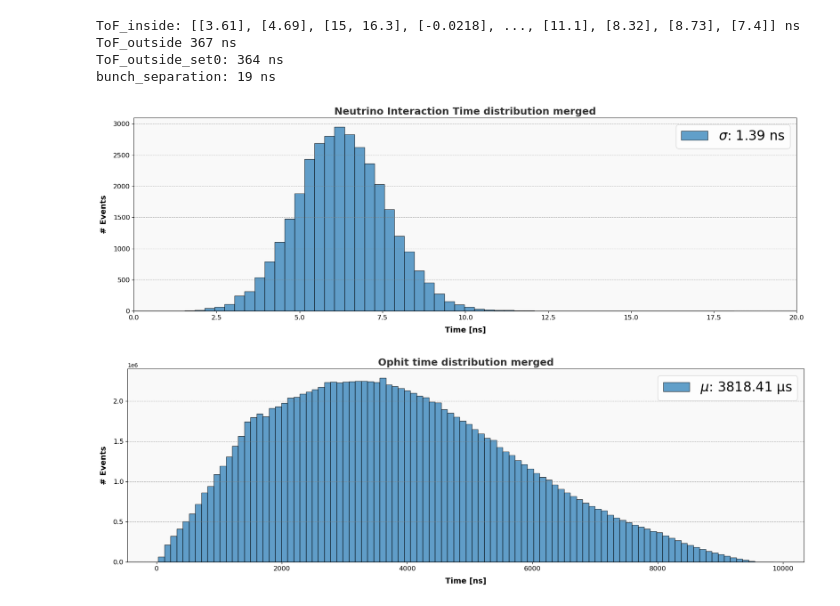
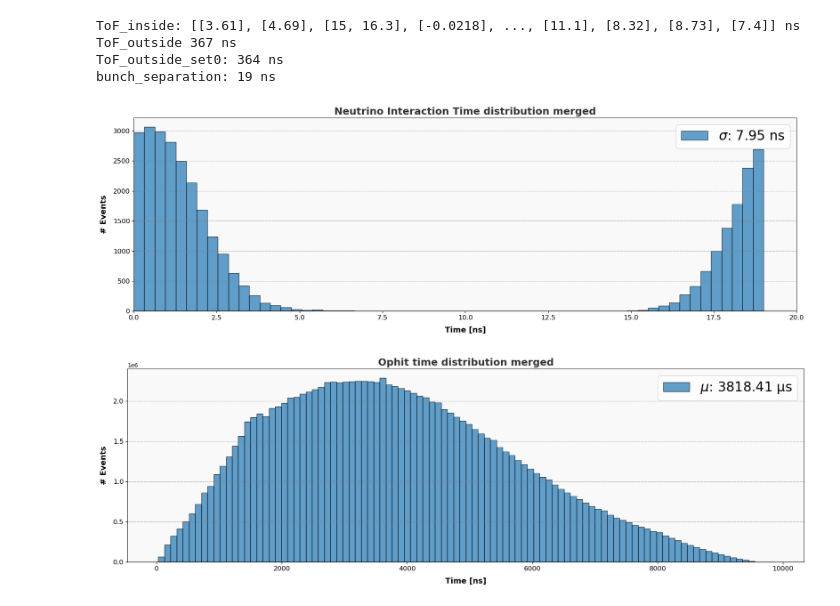
Before and after one commit to CIEMAT-Neutrino/AI_nuvT, a Jupyter notebook: 1_Preprocessing_&_2_PE_time_matrices.ipynb, the cells around one changed output. Cells and saved outputs as stored; diff of their text form; code cells hidden in the pictures.

```diff
--- a/1_Preprocessing_&_2_PE_time_matrices.ipynb
+++ b/1_Preprocessing_&_2_PE_time_matrices.ipynb
@@ -39,40 +41,40 @@ import awkward as ak
 
 # Assuming hit_nuvT, ToF_outside_set0, and ToF_inside are defined awkward arrays
 # Calculate the difference and flatten it
-difference = np.mod(ak.flatten(hit_nuvT - ToF_inside), 19)  # +7 to center the distribution
+difference = np.mod(ak.flatten(hit_nuvT - ToF_inside - ToF_outside), 19)  # +7 to center the distribution
 
 # Calculate the standard deviation
 std_dev = np.std(difference)
 
 # Set up the plot
 plt.figure(figsize=(18, 6))
 plt.hist(difference, bins=60, color='#1f77b4', edgecolor='black', alpha=0.7, label=f'$\sigma$: {std_dev:.2f} ns')
 
 # Customize the title and labels
 plt.title('Neutrino Interaction Time distribution merged', fontsize=18, fontweight='bold', color='#333333')
 plt.xlabel('Time [ns]', fontsize=14, labelpad=10, fontweight='bold')
 plt.ylabel('# Events', fontsize=14, labelpad=10, fontweight='bold')
 
 # Set axis limits
 plt.xlim(0, 20)
 plt.ylim(0, None)
 
 # Enhance the grid and axis appearance
 plt.grid(axis='y', linestyle='--', alpha=0.6, color='gray')
 plt.xticks(fontsize=12)
 plt.yticks(fontsize=12)
 
 # Add a light background color for the plot area to add contrast
 plt.gca().set_facecolor('#f9f9f9')
 
 # Add a legend
 plt.legend(fontsize=24)
 
 # Show the plot
 plt.tight_layout()
 plt.show()
 # %% [output]
-[figure, old version]
+[figure, new version]
 # %%
 import matplotlib.pyplot as plt
 import numpy as np
```
Also changed, not shown: parts of 29 cells of this notebook, 5 other files.
